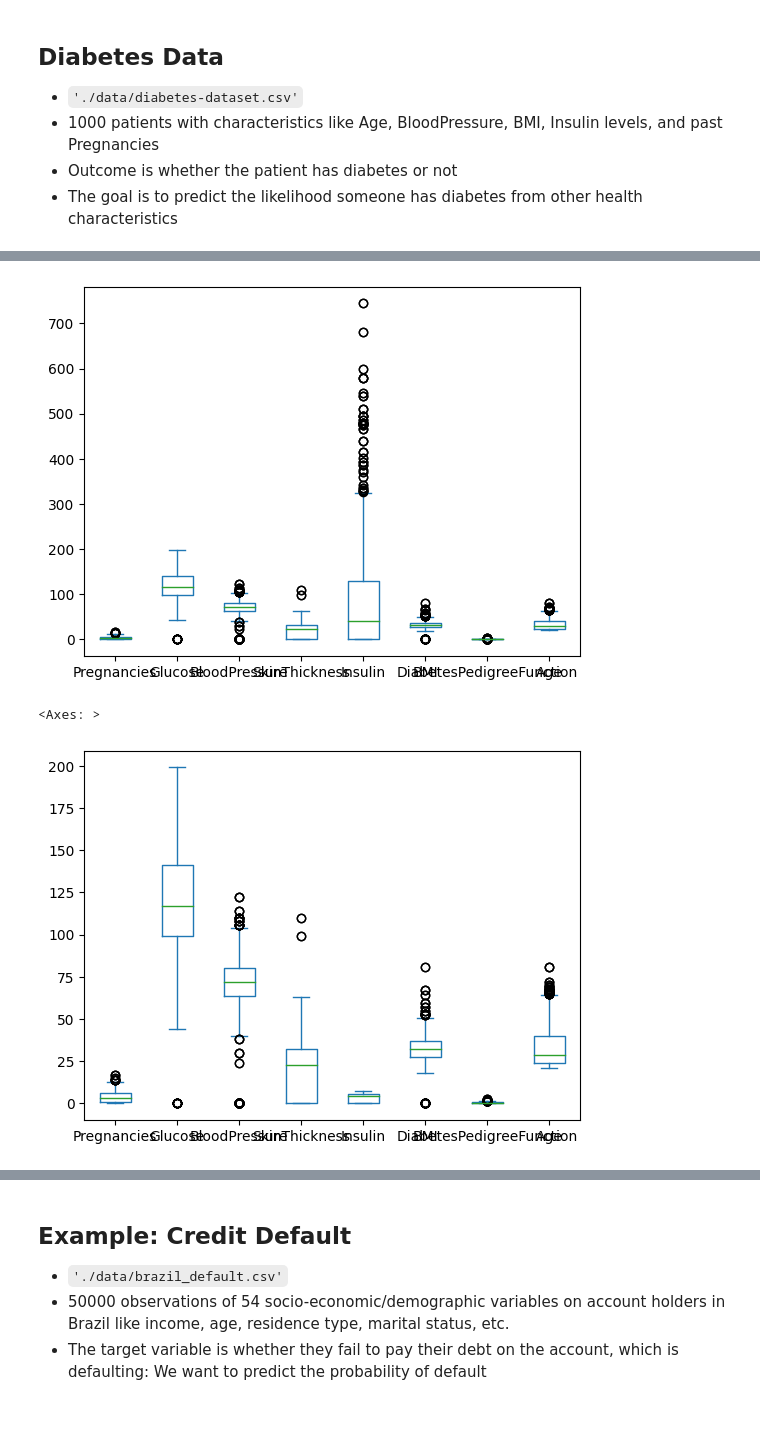
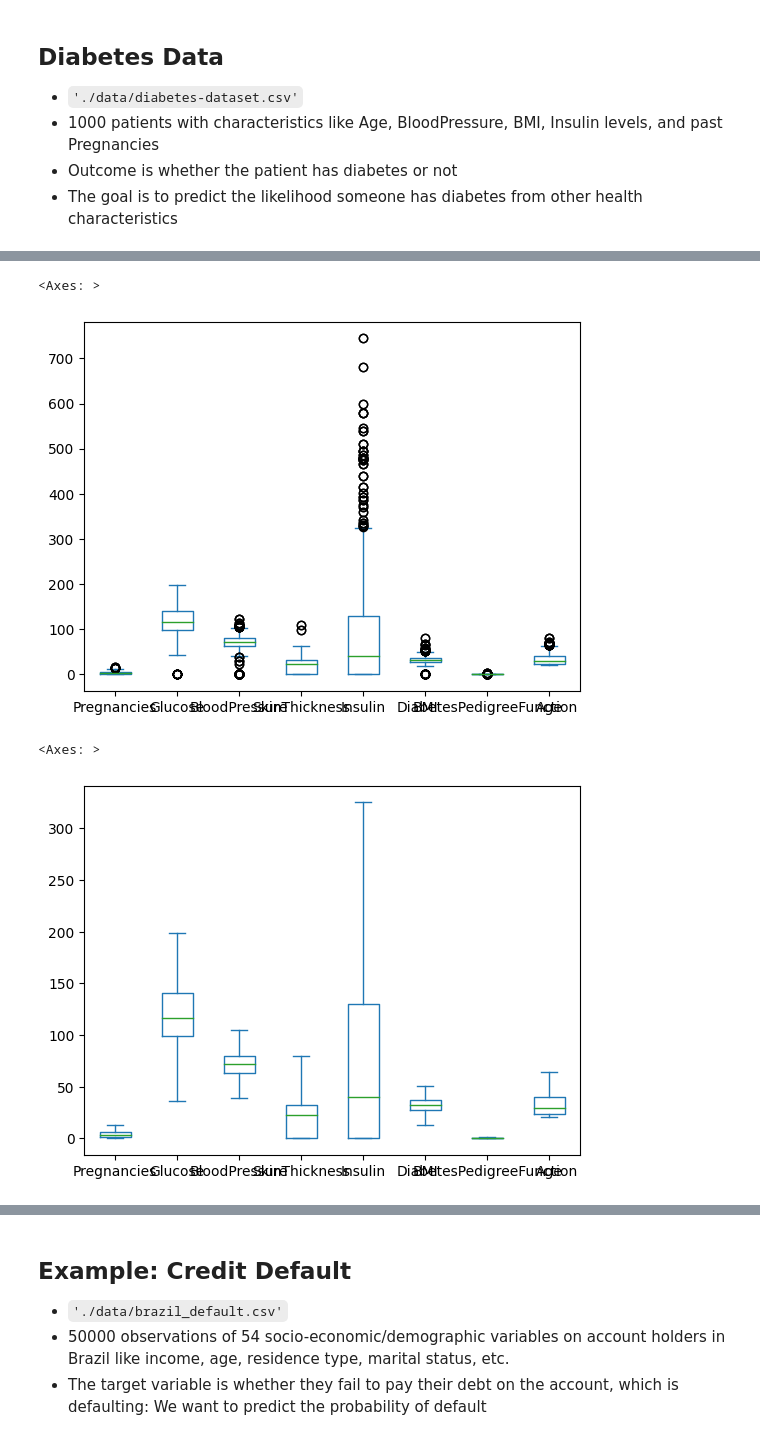
Before and after one commit to vrhughes/model_evaluation, a Jupyter notebook: model_evaluation.ipynb, the cells around one changed output, grey strips where cells are left out. Drawn from its saved outputs; the diff is of its cells as text; code cells hidden in the pictures.

```diff
--- a/model_evaluation.ipynb
+++ b/model_evaluation.ipynb
@@ -287,7 +287,7 @@ the proportion of the variance in $Y$ that can be explained by the model.
 import pandas as pd
 import matplotlib.pyplot as plt
 
-df = pd.read_csv('./data/diabetes-dataset.csv')
+df = pd.read_csv('./model_evaluation/data/diabetes-dataset.csv')
 df.head()
 # %% [output]
 |  | Pregnancies | Glucose | BloodPressure | SkinThickness | Insulin | BMI | DiabetesPedigreeFunction | Age | ... |
@@ -332,13 +332,14 @@ X.describe()
 # %%
 X.plot.box()
 # %% [output]
+<Axes: >
 [figure]
 # %%
-X.apply(windorize)
+X.apply(windsorize)
 X.plot.box()
 # %% [output]
 <Axes: >
-[figure, old version]
+[figure, new version]
 # %%
 ## Test-train split
 from sklearn.model_selection import train_test_split
```
Also changed, not shown: parts of 4 cells of this notebook.
